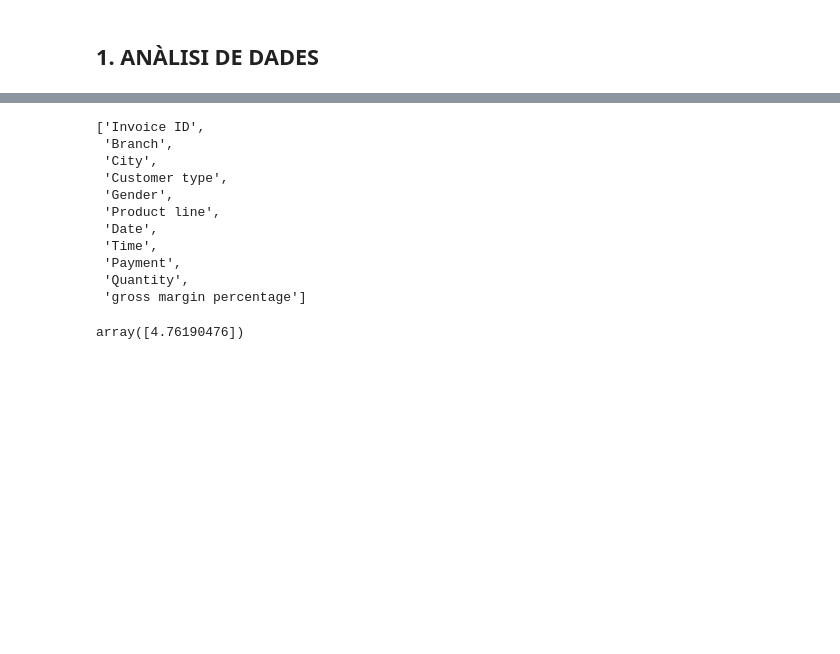
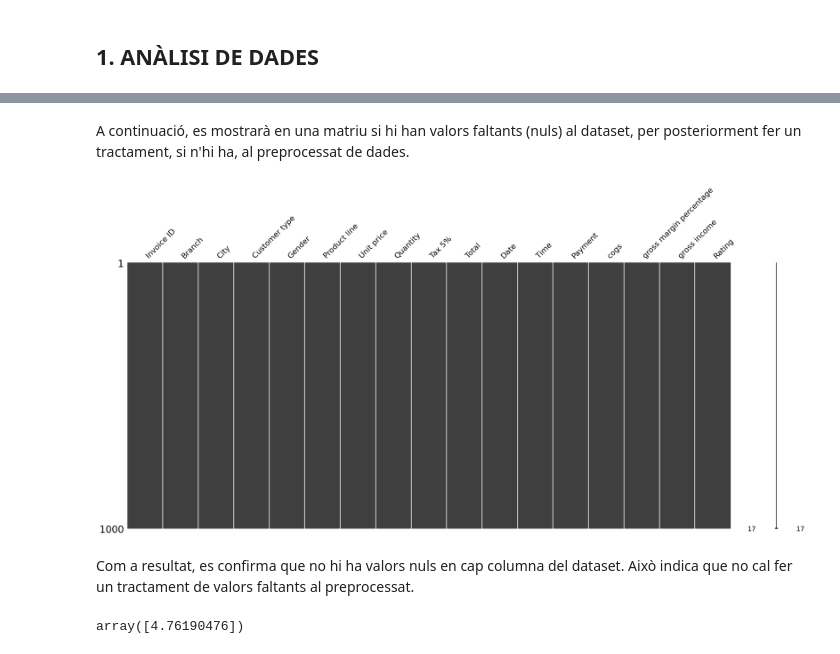
Before and after one commit to gabozan/Predictive-Modeling-on-Supermarket-Sales, a Jupyter notebook: supermarket_sales.ipynb, the cells around one changed output, grey strips where cells are left out. Saved outputs shown, nothing was run; the diff lists cells and outputs as text; code cells hidden in the pictures; blank space fills up the shorter version.

```diff
--- a/supermarket_sales.ipynb
+++ b/supermarket_sales.ipynb
@@ -101,24 +128,12 @@ memory usage: 132.9+ KB
-# %%
-def identifyCategoricalFeatures(data, threshold=0.05):
-    categoricalCols = data.select_dtypes(include='object').columns.tolist()
-    numericalCols = data.select_dtypes(include='number')
-    uniqueProp = numericalCols.nunique() / len(data)
-    categoricalCols += uniqueProp[uniqueProp < threshold].index.tolist()
-    return categoricalCols
-
-identifyCategoricalFeatures(dataset)
-# %% [output]
-['Invoice ID',
- 'Branch',
- 'City',
- 'Customer type',
- 'Gender',
- 'Product line',
- 'Date',
- 'Time',
- 'Payment',
- 'Quantity',
- 'gross margin percentage']
+# %% [markdown]
+A continuació, es mostrarà en una matriu si hi han valors faltants (nuls) al dataset, per posteriorment fer un tractament, si n'hi ha, al preprocessat de dades.
+# %%
+msno.matrix(dataset)
+plt.show()
+# %% [output]
+[figure, added]
+# %% [markdown]
+Com a resultat, es confirma que no hi ha valors nuls en cap columna del dataset. Això indica que no cal fer un tractament de valors faltants al preprocessat.
 # %%
 dataset['gross margin percentage'].unique()
 # %% [output]
```
Also changed, not shown: parts of 11 cells of this notebook.
